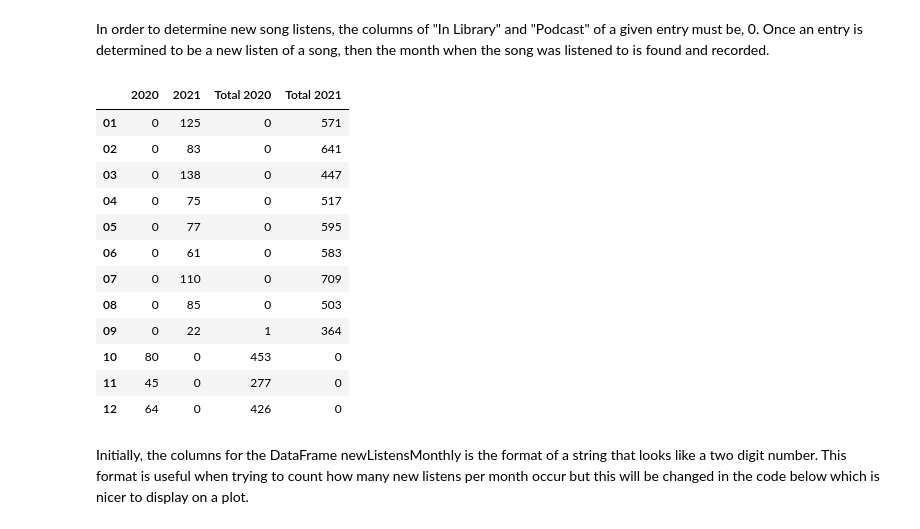
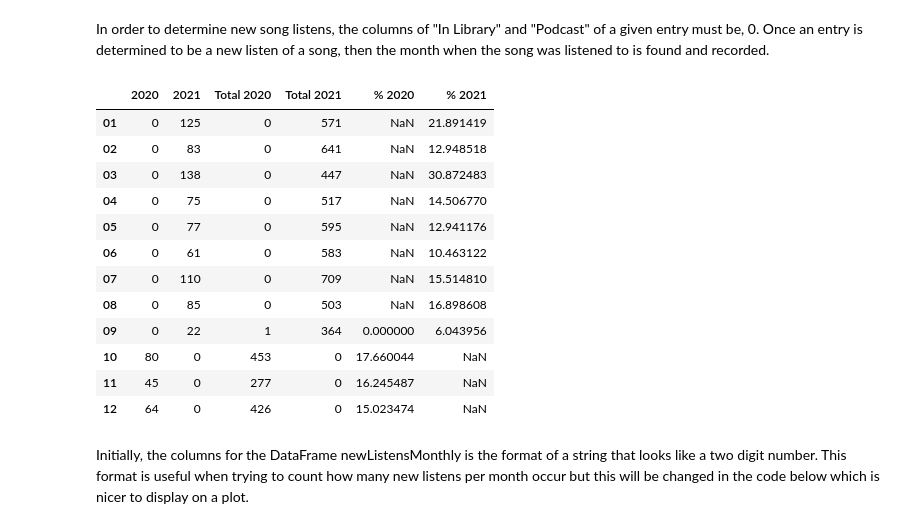
Before and after one commit to jgoeszoom/spotify-visualization, a Jupyter notebook: New Song Listens Monthly from Spotify.ipynb, the cells around one changed output. Cells and saved outputs as stored; diff of their text form; code cells hidden in the pictures.

```diff
--- a/New Song Listens Monthly from Spotify.ipynb
+++ b/New Song Listens Monthly from Spotify.ipynb
@@ -118,40 +118,53 @@ In order to determine new song listens, the columns of "In Library" and "Podcast
 # %%
 newListensMonthly = pd.DataFrame([[0,0], [0,0], [0,0], [0,0], [0,0], [0,0], [0,0], [0,0], [0,0], [0,0], [0,0], [0,0]],
                                  index=['01', '02', '03', '04', '05', '06', '07', '08', '09', '10', '11', '12'],
                                  columns=['2020', '2021'])
-newListensMonthly['Total 2020'] = 0
-newListensMonthly['Total 2021'] = 0
+totalMonthlyListens = pd.DataFrame([[0,0], [0,0], [0,0], [0,0], [0,0], [0,0], [0,0], [0,0], [0,0], [0,0], [0,0], [0,0]],
+                                 index=['01', '02', '03', '04', '05', '06', '07', '08', '09', '10', '11', '12'],
+                                 columns=['2020', '2021'])
+newListensPerc = pd.DataFrame([[0,0], [0,0], [0,0], [0,0], [0,0], [0,0], [0,0], [0,0], [0,0], [0,0], [0,0], [0,0]],
+                              index=['01', '02', '03', '04', '05', '06', '07', '08', '09', '10', '11', '12'],
+                              columns=['2020', '2021']).astype(float)
 
 # Calculate how many new song listens occurred each month
 for i in range(0, len(dataTableau)):
     # End time expanded to [year, month, day hour:min]
     expandedTime = dataTableau['endTime'][i].split("-")
-
     if ((dataTableau['In Library'][i] == 0) and dataTableau['Podcast'][i] == 0):
         newListensMonthly[expandedTime[0]][expandedTime[1]] = newListensMonthly[expandedTime[0]][expandedTime[1]] + 1
     elif (dataTableau['Podcast'][i] == 0):
         if ( expandedTime[0] == '2020' ):
-            newListensMonthly['Total 2020'][expandedTime[1]] = newListensMonthly['Total 2020'][expandedTime[1]] + 1
+            totalMonthlyListens[expandedTime[0]][expandedTime[1]] = totalMonthlyListens[expandedTime[0]][expandedTime[1]] + 1
         elif( expandedTime[0] == '2021'):
-            newListensMonthly['Total 2021'][expandedTime[1]] = newListensMonthly['Total 2021'][expandedTime[1]] + 1
+            totalMonthlyListens[expandedTime[0]][expandedTime[1]] = totalMonthlyListens[expandedTime[0]][expandedTime[1]] + 1
     else:
         continue
 
+for i in range(0, len(newListensPerc)):
+    if not newListensMonthly['2020'][i] is 0:
+        newListensPerc['2020'][i] = (newListensMonthly['2020'][i]/totalMonthlyListens['2020'][i])*100
+    if not newListensMonthly['2021'][i] is 0:
+        newListensPerc['2021'][i] = (newListensMonthly['2021'][i]/totalMonthlyListens['2021'][i])*100
+
+totalMonthlyListens.rename(columns={'2020':'Total 2020', '2021':'Total 2021'}, inplace=True)
+newListensPerc.rename(columns={'2020': '% 2020', '2021': '% 2021'}, inplace=True)
+newListensMonthly = pd.concat([newListensMonthly, totalMonthlyListens, newListensPerc], axis=1)
+
 newListensMonthly.head(12)
 # %% [output]
-|  | 2020 | 2021 | Total 2020 | Total 2021 |
-| 01 | 0 | 125 | 0 | 571 |
-| 02 | 0 | 83 | 0 | 641 |
-| 03 | 0 | 138 | 0 | 447 |
-| 04 | 0 | 75 | 0 | 517 |
-| 05 | 0 | 77 | 0 | 595 |
-| 06 | 0 | 61 | 0 | 583 |
-| 07 | 0 | 110 | 0 | 709 |
-| 08 | 0 | 85 | 0 | 503 |
-| 09 | 0 | 22 | 1 | 364 |
-| 10 | 80 | 0 | 453 | 0 |
-| 11 | 45 | 0 | 277 | 0 |
-| 12 | 64 | 0 | 426 | 0 |
+|  | 2020 | 2021 | Total 2020 | Total 2021 | % 2020 | % 2021 |
+| 01 | 0 | 125 | 0 | 571 | NaN | 21.891419 |
+| 02 | 0 | 83 | 0 | 641 | NaN | 12.948518 |
+| 03 | 0 | 138 | 0 | 447 | NaN | 30.872483 |
+| 04 | 0 | 75 | 0 | 517 | NaN | 14.506770 |
+| 05 | 0 | 77 | 0 | 595 | NaN | 12.941176 |
+| 06 | 0 | 61 | 0 | 583 | NaN | 10.463122 |
+| 07 | 0 | 110 | 0 | 709 | NaN | 15.514810 |
+| 08 | 0 | 85 | 0 | 503 | NaN | 16.898608 |
+| 09 | 0 | 22 | 1 | 364 | 0.000000 | 6.043956 |
+| 10 | 80 | 0 | 453 | 0 | 17.660044 | NaN |
+| 11 | 45 | 0 | 277 | 0 | 16.245487 | NaN |
+| 12 | 64 | 0 | 426 | 0 | 15.023474 | NaN |
 # %% [markdown]
 Initially, the columns for the DataFrame newListensMonthly is the format of a string that looks like a two digit number. This format is useful when trying to count how many new listens per month occur but this will be changed in the code below which is nicer to display on a plot.
 # %%
```
Also changed, not shown: parts of 6 cells of this notebook, 1 other file.
